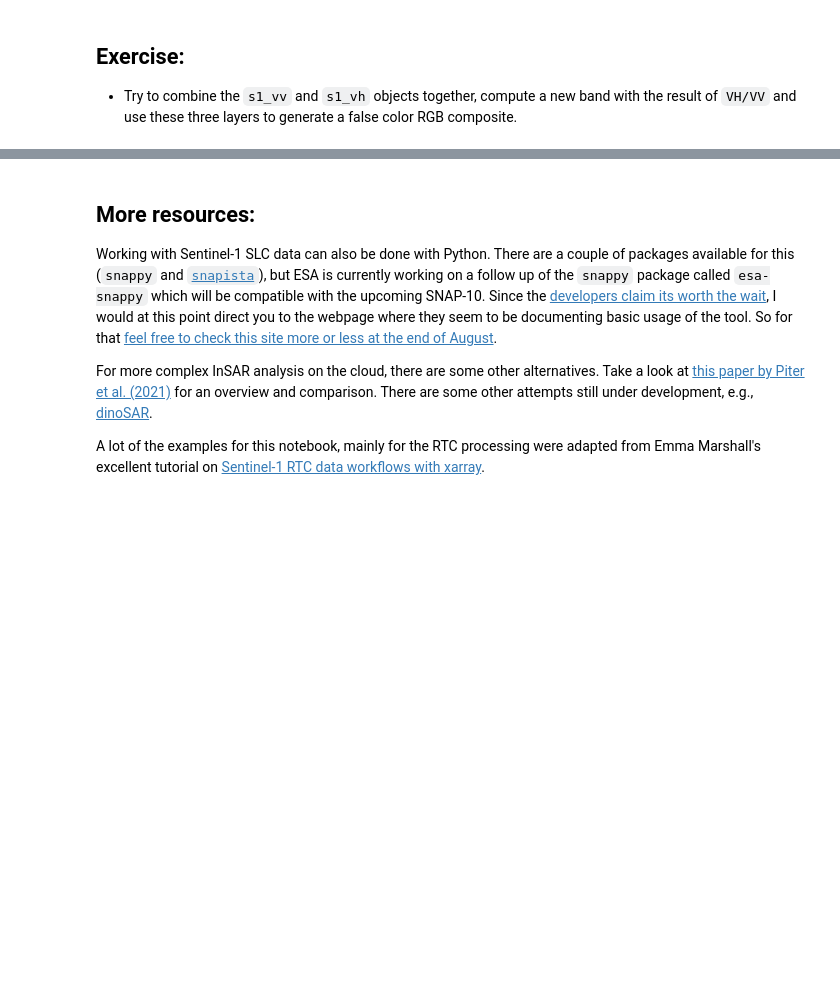
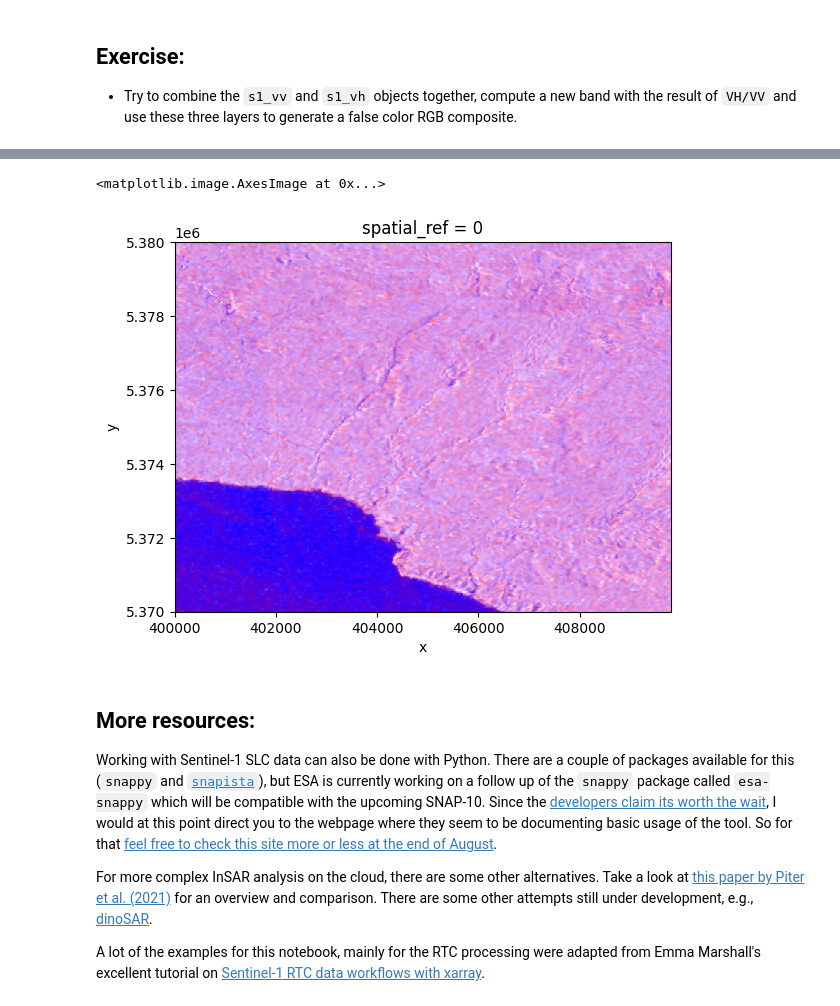
Before and after one commit to loreabad6/ogh23, a Jupyter notebook: notebooks/jupyter/sentinel1.ipynb, the cells around one changed output, grey strips where cells are left out. Saved outputs shown, nothing was run; the diff lists cells and outputs as text; code cells hidden in the pictures; blank space fills up the shorter version.

```diff
--- a/notebooks/jupyter/sentinel1.ipynb
+++ b/notebooks/jupyter/sentinel1.ipynb
@@ -177,3 +291,8 @@ power_to_db(s1_vv_ss).plot(cmap=plt.cm.Greys_r)
 ## Exercise:
 
 - Try to combine the `s1_vv` and `s1_vh` objects together, compute a new band with the result of `VH/VV` and use these three layers to generate a false color RGB composite.
+# %%
+s1_rt = s1_vh/s1_vv
+s1 = xr.concat([s1_vh, s1_vv, s1_rt], pd.Index(['vh', 'vv', 'vhvv'], name = 'band'))
+
+s1
@@ -180,3 +324,10 @@ power_to_db(s1_vv_ss).plot(cmap=plt.cm.Greys_r)
+# %%
+s1_ss = s1.isel(x=slice(5000, 5500), y=slice(1000, 1500)).compute()
+# %%
+power_to_db(s1_ss.sel(band=["vv", "vh", "vhvv"])).plot.imshow(rgb="band", robust=True)
+# %% [output]
+<matplotlib.image.AxesImage at 0x...>
+[figure, added]
 # %% [markdown]
 ## More resources:
 
```
Also changed, not shown: parts of 16 cells of this notebook, 1 other file.
